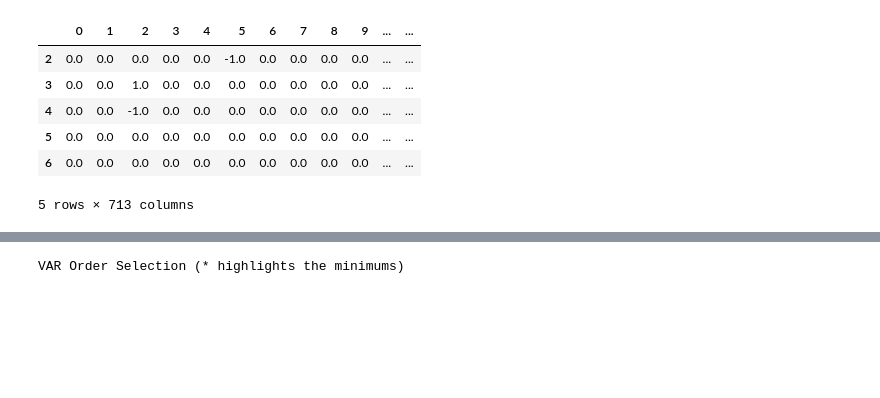
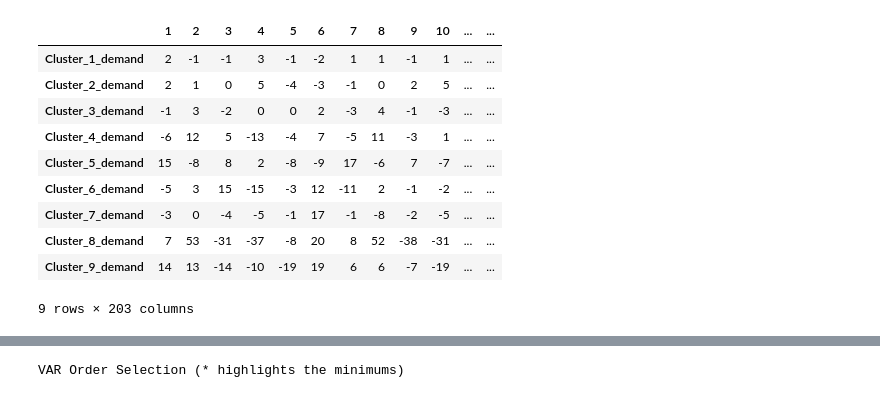
Before and after one commit to Angps1995/Spatial-Temporal-Models-for-delivery-demand-forecast, a Jupyter notebook: Models/VAR_Model.ipynb, the cells around one changed output, grey strips where cells are left out. Saved outputs shown, nothing was run; the diff lists cells and outputs as text; code cells hidden in the pictures; blank space fills up the shorter version.

```diff
--- a/Models/VAR_Model.ipynb
+++ b/Models/VAR_Model.ipynb
@@ -143,11 +162,0 @@ for name, column in cluster_diff.iteritems():
-# %%
-df_differenced = full_df.diff().dropna()
-df_differenced.head()
-# %% [output]
-|  | 0 | 1 | 2 | 3 | 4 | 5 | 6 | 7 | 8 | 9 | ... | ... |
-| 2 | 0.0 | 0.0 | 0.0 | 0.0 | 0.0 | -1.0 | 0.0 | 0.0 | 0.0 | 0.0 | ... | ... |
-| 3 | 0.0 | 0.0 | 1.0 | 0.0 | 0.0 | 0.0 | 0.0 | 0.0 | 0.0 | 0.0 | ... | ... |
-| 4 | 0.0 | 0.0 | -1.0 | 0.0 | 0.0 | 0.0 | 0.0 | 0.0 | 0.0 | 0.0 | ... | ... |
-| 5 | 0.0 | 0.0 | 0.0 | 0.0 | 0.0 | 0.0 | 0.0 | 0.0 | 0.0 | 0.0 | ... | ... |
-| 6 | 0.0 | 0.0 | 0.0 | 0.0 | 0.0 | 0.0 | 0.0 | 0.0 | 0.0 | 0.0 | ... | ... |
-5 rows × 713 columns
@@ -166,0 +163,14 @@ model = VAR(cluster)
+# %%
+cluster_diff
+# %% [output]
+|  | 1 | 2 | 3 | 4 | 5 | 6 | 7 | 8 | 9 | 10 | ... | ... |
+| Cluster_1_demand | 2 | -1 | -1 | 3 | -1 | -2 | 1 | 1 | -1 | 1 | ... | ... |
+| Cluster_2_demand | 2 | 1 | 0 | 5 | -4 | -3 | -1 | 0 | 2 | 5 | ... | ... |
+| Cluster_3_demand | -1 | 3 | -2 | 0 | 0 | 2 | -3 | 4 | -1 | -3 | ... | ... |
+| Cluster_4_demand | -6 | 12 | 5 | -13 | -4 | 7 | -5 | 11 | -3 | 1 | ... | ... |
+| Cluster_5_demand | 15 | -8 | 8 | 2 | -8 | -9 | 17 | -6 | 7 | -7 | ... | ... |
+| Cluster_6_demand | -5 | 3 | 15 | -15 | -3 | 12 | -11 | 2 | -1 | -2 | ... | ... |
+| Cluster_7_demand | -3 | 0 | -4 | -5 | -1 | 17 | -1 | -8 | -2 | -5 | ... | ... |
+| Cluster_8_demand | 7 | 53 | -31 | -37 | -8 | 20 | 8 | 52 | -38 | -31 | ... | ... |
+| Cluster_9_demand | 14 | 13 | -14 | -10 | -19 | 19 | 6 | 6 | -7 | -19 | ... | ... |
+9 rows × 203 columns
```
Also changed, not shown: parts of 14 cells of this notebook, 8 other files.
